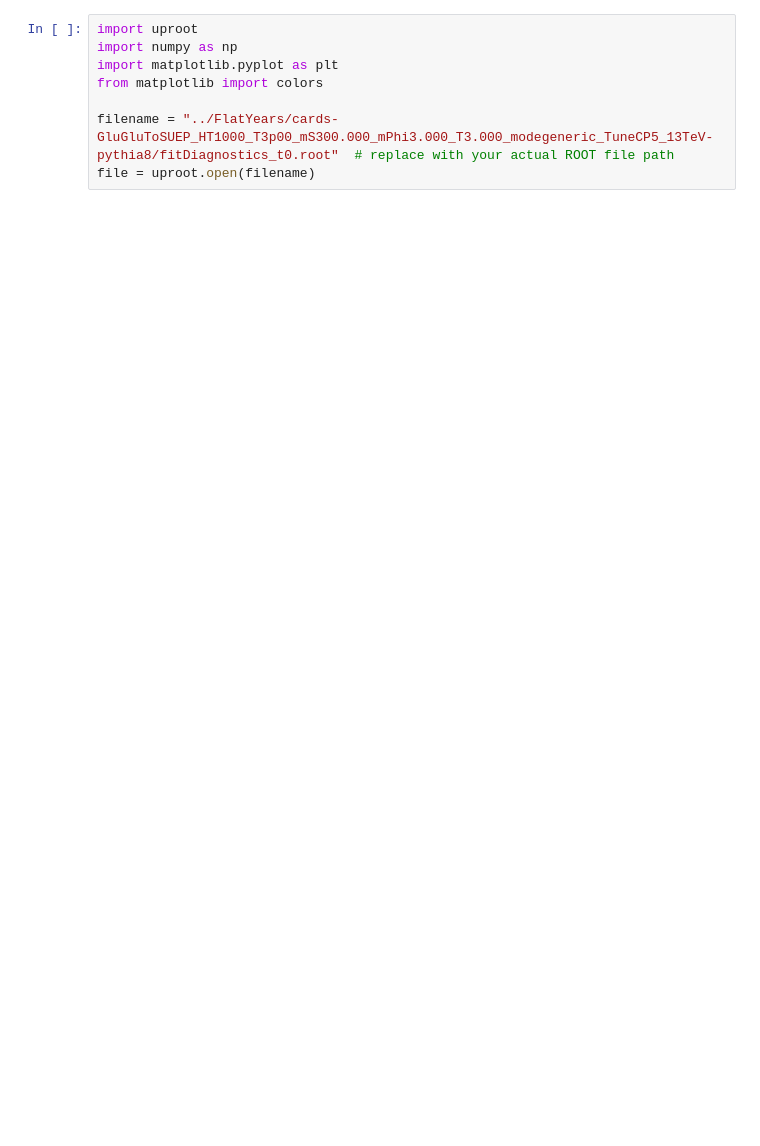
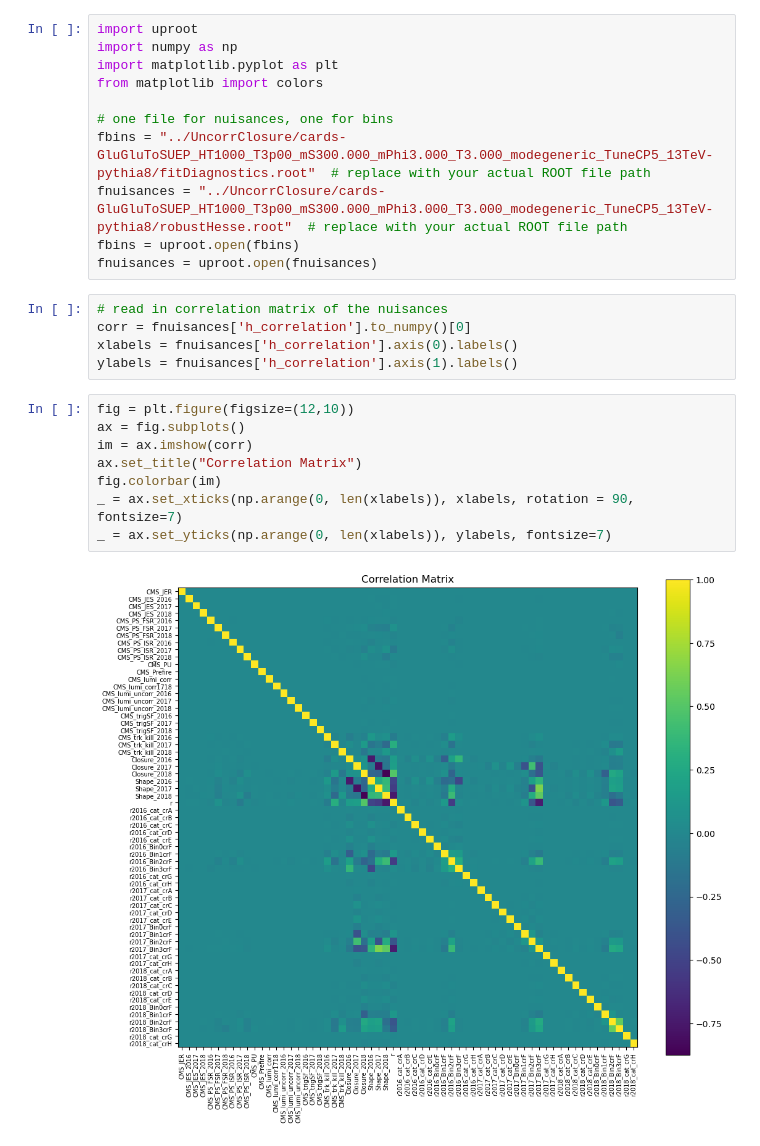
Before and after one commit to SUEPPhysics/SUEPLimits, a Jupyter notebook: notebook_tools/CorrelationPlots.ipynb, the cells around one changed output. Saved outputs shown, nothing was run; the diff lists cells and outputs as text; blank space fills up the shorter version.

```diff
--- a/notebook_tools/CorrelationPlots.ipynb
+++ b/notebook_tools/CorrelationPlots.ipynb
@@ -13,6 +25,24 @@ import numpy as np
 import matplotlib.pyplot as plt
 from matplotlib import colors
 
-filename = "../FlatYears/cards-GluGluToSUEP_HT1000_T3p00_mS300.000_mPhi3.000_T3.000_modegeneric_TuneCP5_13TeV-pythia8/fitDiagnostics_t0.root"  # replace with your actual ROOT file path
-file = uproot.open(filename)
+# one file for nuisances, one for bins
+fbins = "../UncorrClosure/cards-GluGluToSUEP_HT1000_T3p00_mS300.000_mPhi3.000_T3.000_modegeneric_TuneCP5_13TeV-pythia8/fitDiagnostics.root"  # replace with your actual ROOT file path
+fnuisances = "../UncorrClosure/cards-GluGluToSUEP_HT1000_T3p00_mS300.000_mPhi3.000_T3.000_modegeneric_TuneCP5_13TeV-pythia8/robustHesse.root"  # replace with your actual ROOT file path
+fbins = uproot.open(fbins)
+fnuisances = uproot.open(fnuisances)
+# %%
+# read in correlation matrix of the nuisances
+corr = fnuisances['h_correlation'].to_numpy()[0]
+xlabels = fnuisances['h_correlation'].axis(0).labels()
+ylabels = fnuisances['h_correlation'].axis(1).labels()
+# %%
+fig = plt.figure(figsize=(12,10))
+ax = fig.subplots()
+im = ax.imshow(corr)
+ax.set_title("Correlation Matrix")
+fig.colorbar(im)
+_ = ax.set_xticks(np.arange(0, len(xlabels)), xlabels, rotation = 90, fontsize=7)
+_ = ax.set_yticks(np.arange(0, len(xlabels)), ylabels, fontsize=7)
+# %% [output]
+[figure, added]
 # %%
```
Also changed, not shown: parts of 4 cells of this notebook, 5 other files.
